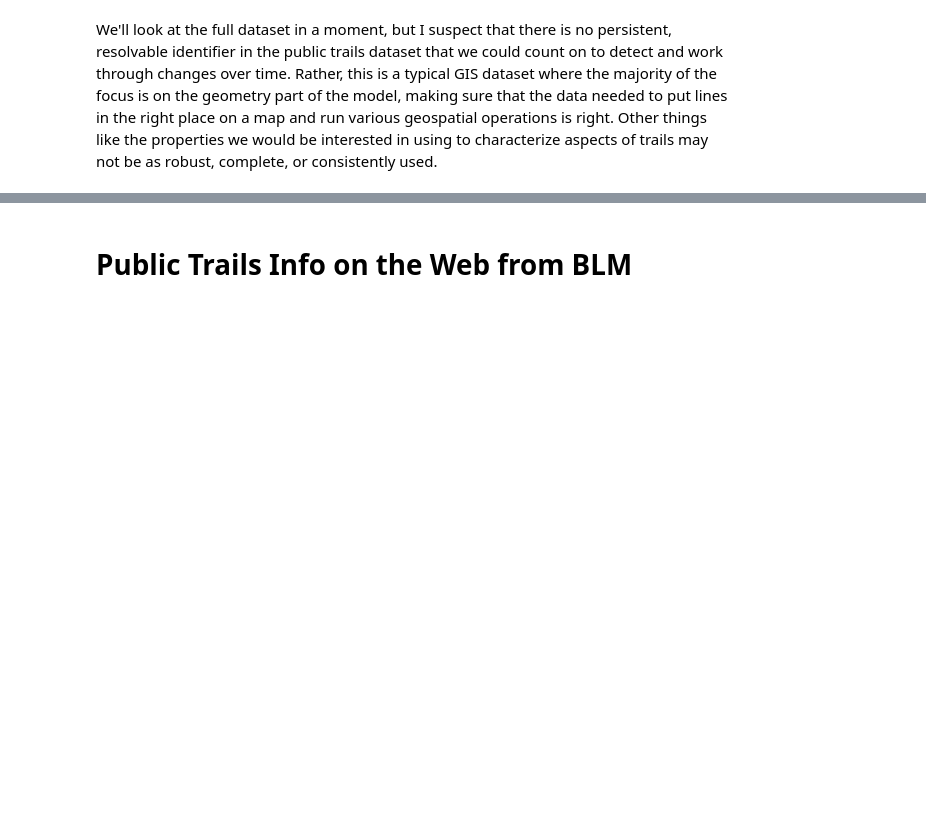
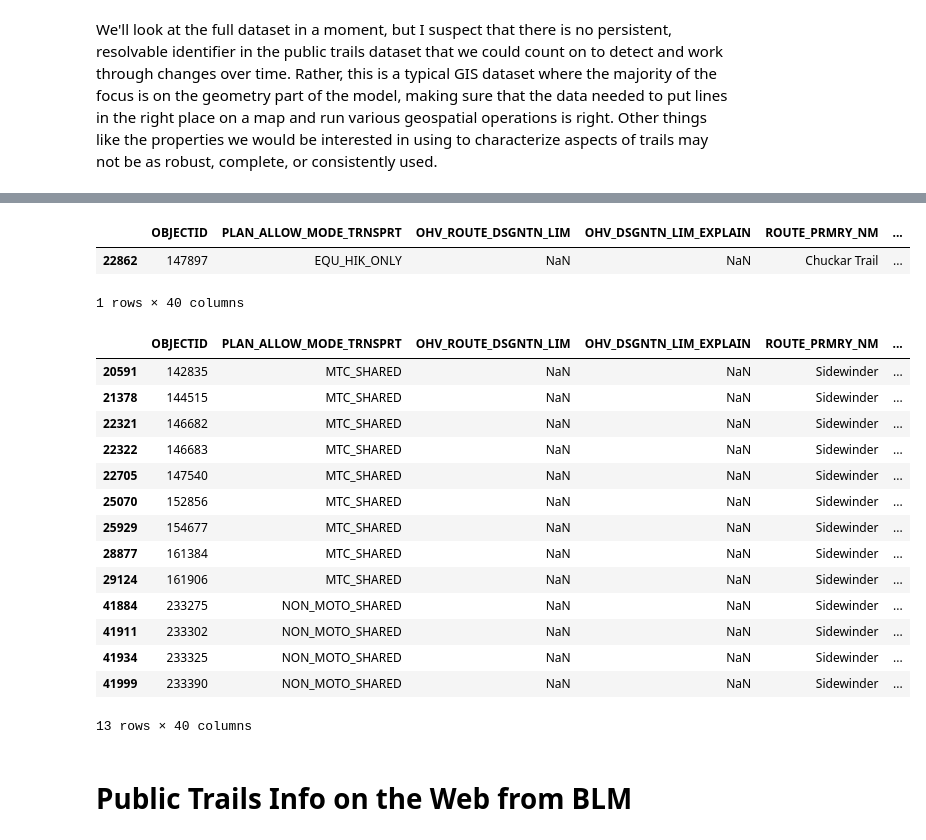
Before and after one commit to skybristol/knowledge-banking, a Jupyter notebook: Trail Info Extractor/BLM Trails.ipynb, the cells around one changed output, grey strips where cells are left out. Cells and saved outputs as stored; diff of their text form; code cells hidden in the pictures; blank space fills up the shorter version.

Commit message:
New additions to trail info extraction project

```diff
--- a/Trail Info Extractor/BLM Trails.ipynb
+++ b/Trail Info Extractor/BLM Trails.ipynb
@@ -85,5 +89,5 @@ If we set aside the geometry for a moment, the smallest download option is a sim
 # %%
-df_blm_trails_csv = pd.read_csv('/datasets/blmtrails/BLM_Natl_GTLF_Public_Managed_Trails.csv')
-df_blm_trails_csv.info()
+df_blm_co_trails_csv = pd.read_csv('/datasets/blmcogtlf/BLM_CO_GTLF.csv')
+df_blm_co_trails_csv.info()
 # %% [output]
 <class 'pandas.core.frame.DataFrame'>
@@ -105,0 +115,8 @@ memory usage: 2.7+ MB
+# %%
+df_blm_co_trails_csv["name"] = df_blm_co_trails_csv.ROUTE_PRMRY_NM.apply(lambda x: x.strip() if isinstance(x, str) and len(x.strip()) > 0 else None)
+
+named_co_trails = df_blm_co_trails_csv[
+    df_blm_co_trails_csv["name"].notnull()
+]
+ids = named_co_trails["name"]
+list(named_co_trails[ids.isin(ids[ids.duplicated()])].sort_values("name").name.unique())
@@ -106,3 +141,29 @@ memory usage: 2.7+ MB
+# %%
+# Misnamed trail in the State-level originating dataset
+named_co_trails[named_co_trails.name == "Chuckar Trail"]
+# %% [output]
+|  | OBJECTID | PLAN_ALLOW_MODE_TRNSPRT | OHV_ROUTE_DSGNTN_LIM | OHV_DSGNTN_LIM_EXPLAIN | ROUTE_PRMRY_NM | ... |
+| 22862 | 147897 | EQU_HIK_ONLY | NaN | NaN | Chuckar Trail | ... |
+1 rows × 40 columns
+# %%
+# Sidewinder trail shows up in multiple records with different properties indicating a non-motorized section
+named_co_trails[named_co_trails.name == "Sidewinder"]
+# %% [output]
+|  | OBJECTID | PLAN_ALLOW_MODE_TRNSPRT | OHV_ROUTE_DSGNTN_LIM | OHV_DSGNTN_LIM_EXPLAIN | ROUTE_PRMRY_NM | ... |
+| 20591 | 142835 | MTC_SHARED | NaN | NaN | Sidewinder | ... |
+| 21378 | 144515 | MTC_SHARED | NaN | NaN | Sidewinder | ... |
+| 22321 | 146682 | MTC_SHARED | NaN | NaN | Sidewinder | ... |
+| 22322 | 146683 | MTC_SHARED | NaN | NaN | Sidewinder | ... |
+| 22705 | 147540 | MTC_SHARED | NaN | NaN | Sidewinder | ... |
+| 25070 | 152856 | MTC_SHARED | NaN | NaN | Sidewinder | ... |
+| 25929 | 154677 | MTC_SHARED | NaN | NaN | Sidewinder | ... |
+| 28877 | 161384 | MTC_SHARED | NaN | NaN | Sidewinder | ... |
+| 29124 | 161906 | MTC_SHARED | NaN | NaN | Sidewinder | ... |
+| 41884 | 233275 | NON_MOTO_SHARED | NaN | NaN | Sidewinder | ... |
+| 41911 | 233302 | NON_MOTO_SHARED | NaN | NaN | Sidewinder | ... |
+| 41934 | 233325 | NON_MOTO_SHARED | NaN | NaN | Sidewinder | ... |
+| 41999 | 233390 | NON_MOTO_SHARED | NaN | NaN | Sidewinder | ... |
+13 rows × 40 columns
 # %% [markdown]
 # Public Trails Info on the Web from BLM
 # %% [markdown]
```
Also changed, not shown: parts of 14 cells of this notebook, 3 other files.
